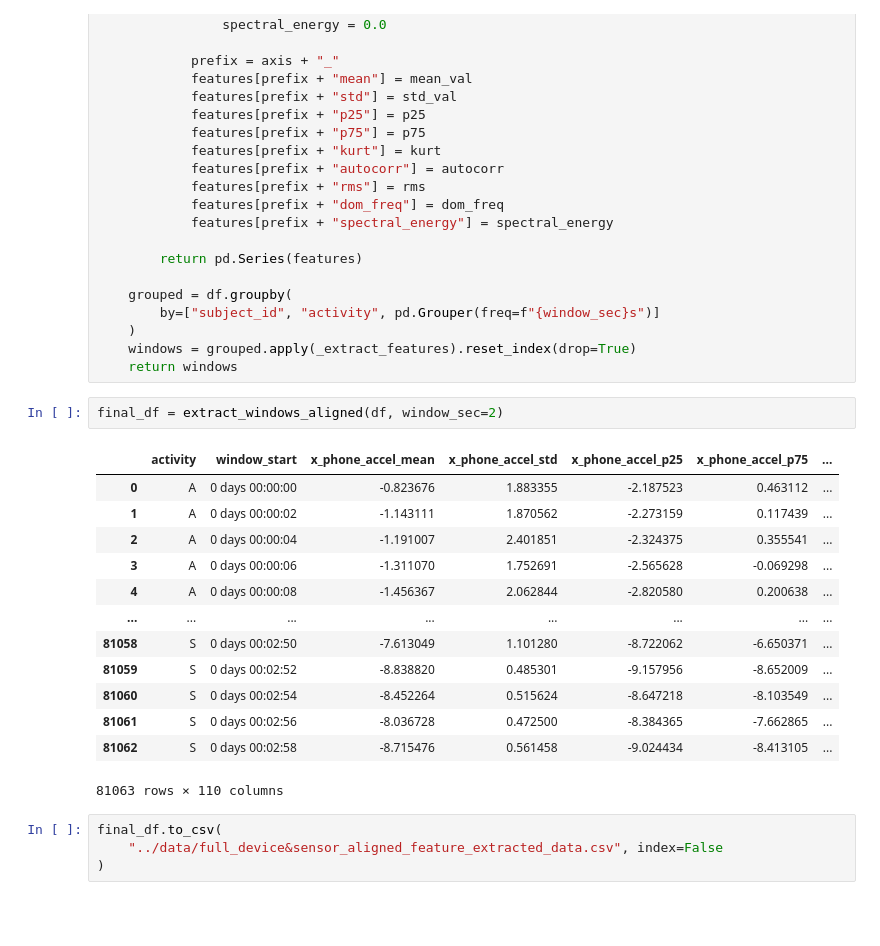
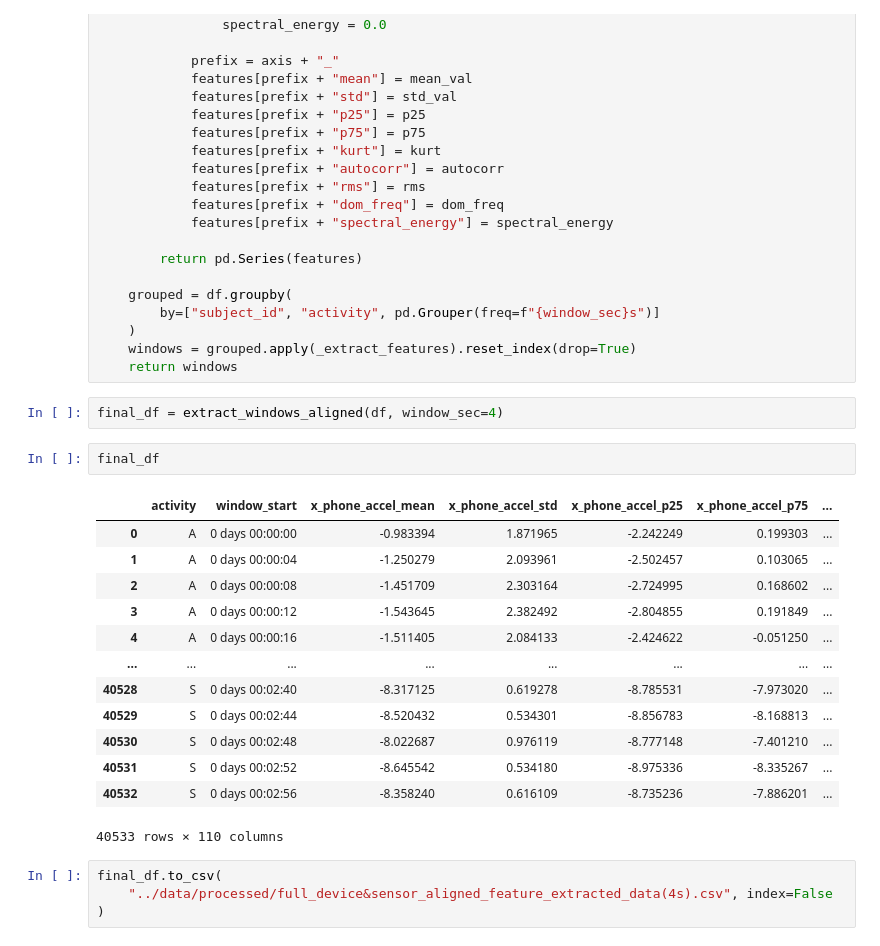
Before and after one commit to netinova/wisdm-activity-predictor, a Jupyter notebook: notebooks/eda.ipynb, the cells around one changed output. Drawn from its saved outputs; the diff is of its cells as text; blank space fills up the shorter version.

```diff
--- a/notebooks/eda.ipynb
+++ b/notebooks/eda.ipynb
@@ -778,22 +753,24 @@ def extract_windows_aligned(df, window_sec=2):
     windows = grouped.apply(_extract_features).reset_index(drop=True)
     return windows
 # %%
-final_df = extract_windows_aligned(df, window_sec=2)
+final_df = extract_windows_aligned(df, window_sec=4)
-# %% [output]
-|  | activity | window_start | x_phone_accel_mean | x_phone_accel_std | x_phone_accel_p25 | x_phone_accel_p75 | ... |
-| 0 | A | 0 days 00:00:00 | -0.823676 | 1.883355 | -2.187523 | 0.463112 | ... |
-| 1 | A | 0 days 00:00:02 | -1.143111 | 1.870562 | -2.273159 | 0.117439 | ... |
-| 2 | A | 0 days 00:00:04 | -1.191007 | 2.401851 | -2.324375 | 0.355541 | ... |
-| 3 | A | 0 days 00:00:06 | -1.311070 | 1.752691 | -2.565628 | -0.069298 | ... |
-| 4 | A | 0 days 00:00:08 | -1.456367 | 2.062844 | -2.820580 | 0.200638 | ... |
-| ... | ... | ... | ... | ... | ... | ... | ... |
-| 81058 | S | 0 days 00:02:50 | -7.613049 | 1.101280 | -8.722062 | -6.650371 | ... |
-| 81059 | S | 0 days 00:02:52 | -8.838820 | 0.485301 | -9.157956 | -8.652009 | ... |
-| 81060 | S | 0 days 00:02:54 | -8.452264 | 0.515624 | -8.647218 | -8.103549 | ... |
-| 81061 | S | 0 days 00:02:56 | -8.036728 | 0.472500 | -8.384365 | -7.662865 | ... |
-| 81062 | S | 0 days 00:02:58 | -8.715476 | 0.561458 | -9.024434 | -8.413105 | ... |
-81063 rows × 110 columns
+# %%
+final_df
+# %% [output]
+|  | activity | window_start | x_phone_accel_mean | x_phone_accel_std | x_phone_accel_p25 | x_phone_accel_p75 | ... |
+| 0 | A | 0 days 00:00:00 | -0.983394 | 1.871965 | -2.242249 | 0.199303 | ... |
+| 1 | A | 0 days 00:00:04 | -1.250279 | 2.093961 | -2.502457 | 0.103065 | ... |
+| 2 | A | 0 days 00:00:08 | -1.451709 | 2.303164 | -2.724995 | 0.168602 | ... |
+| 3 | A | 0 days 00:00:12 | -1.543645 | 2.382492 | -2.804855 | 0.191849 | ... |
+| 4 | A | 0 days 00:00:16 | -1.511405 | 2.084133 | -2.424622 | -0.051250 | ... |
+| ... | ... | ... | ... | ... | ... | ... | ... |
+| 40528 | S | 0 days 00:02:40 | -8.317125 | 0.619278 | -8.785531 | -7.973020 | ... |
+| 40529 | S | 0 days 00:02:44 | -8.520432 | 0.534301 | -8.856783 | -8.168813 | ... |
+| 40530 | S | 0 days 00:02:48 | -8.022687 | 0.976119 | -8.777148 | -7.401210 | ... |
+| 40531 | S | 0 days 00:02:52 | -8.645542 | 0.534180 | -8.975336 | -8.335267 | ... |
+| 40532 | S | 0 days 00:02:56 | -8.358240 | 0.616109 | -8.735236 | -7.886201 | ... |
+40533 rows × 110 columns
 # %%
 final_df.to_csv(
-    "../data/full_device&sensor_aligned_feature_extracted_data.csv", index=False
+    "../data/processed/full_device&sensor_aligned_feature_extracted_data(4s).csv", index=False
 )
```
Also changed, not shown: parts of 1 cell of this notebook, 1 other file.
